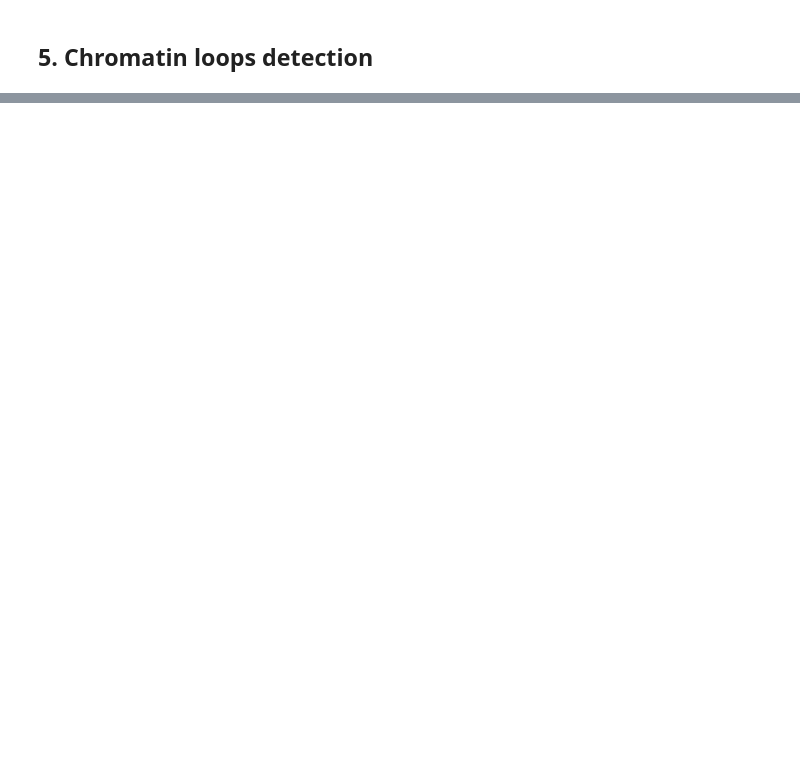
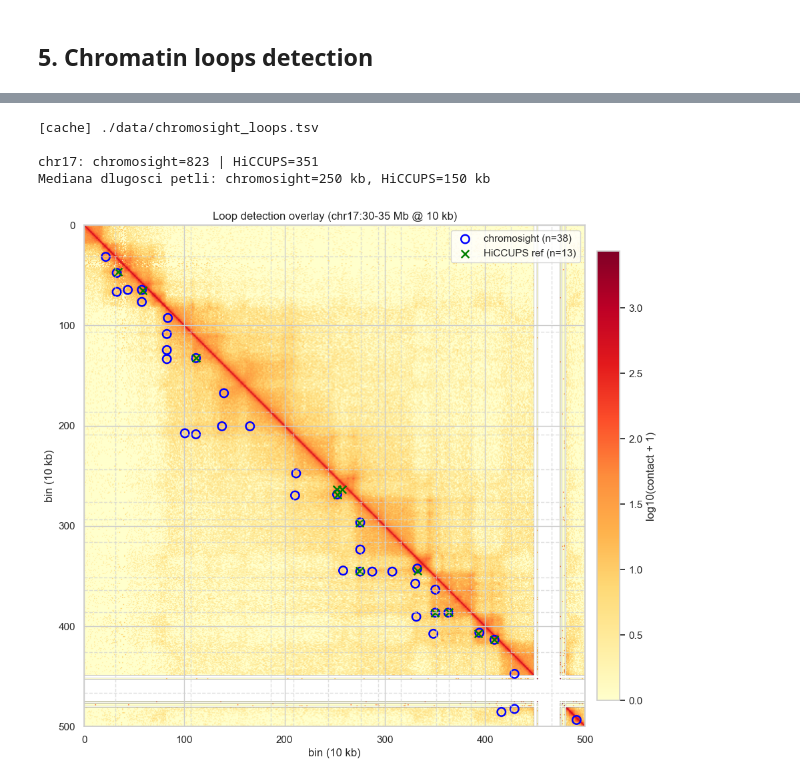
Before and after one commit to mosak2005/bioifna-projekt-3, a Jupyter notebook: Project3.ipynb, the cells around one changed output, grey strips where cells are left out. Cells and saved outputs as stored; diff of their text form; code cells hidden in the pictures; blank space fills up the shorter version.

```diff
--- a/Project3.ipynb
+++ b/Project3.ipynb
@@ -805,0 +1040,78 @@ Wykres słupkowy przy odpowiednim rozmiarze okna (12kB) dosyć dobrze oddaje nat
+# %%
+# Detekcja chromosight (cache)
+prefix = "./data/chromosight_loops"
+loops_tsv = f"{prefix}.tsv"
+
+if not os.path.exists(loops_tsv):
+    print("Uruchamiam chromosight detect (10 kb)...")
+    subprocess.run(["chromosight", "detect", "--pattern=loops", "--threads=4",
+                    "./data/IMR90_10k.cool", prefix], check=True)
+else:
+    print(f"[cache] {loops_tsv}")
+
+# Wczytanie + filtracja do chr17 (chromosight i HiCCUPS uzywaja "17" bez prefixu)
+loops_pred = pd.read_csv(loops_tsv, sep="\t")
+loops_pred = loops_pred[(loops_pred["chrom1"].astype(str) == chrom) &
+                        (loops_pred["chrom2"].astype(str) == chrom)].copy()
+loops_pred["loop_length_kb"] = (
+    (loops_pred["start2"] + loops_pred["end2"] -
+     loops_pred["start1"] - loops_pred["end1"]) / 2_000
+).abs()
+
+loops_ref = pd.read_csv("./data/GSE63525_IMR90_HiCCUPS_looplist.txt.gz", sep="\t")
+loops_ref = loops_ref[(loops_ref["chr1"].astype(str) == chrom) &
+                      (loops_ref["chr2"].astype(str) == chrom)].copy()
+loops_ref["loop_length_kb"] = (
+    (loops_ref["y1"] + loops_ref["y2"] -
+     loops_ref["x1"] - loops_ref["x2"]) / 2_000
+).abs()
+
+print(f"\nchr{chrom}: chromosight={len(loops_pred)} | HiCCUPS={len(loops_ref)}")
+print(f"Mediana dlugosci petli: chromosight={loops_pred['loop_length_kb'].median():.0f} kb, "
+      f"HiCCUPS={loops_ref['loop_length_kb'].median():.0f} kb")
+# %% [output]
+[cache] ./data/chromosight_loops.tsv
+
+chr17: chromosight=823 | HiCCUPS=351
+Mediana dlugosci petli: chromosight=250 kb, HiCCUPS=150 kb
+# %%
+# Macierz 10 kb (KR) dla regionu 30-35 Mb + log10 zeby kontakty daleko od diagonali byly widoczne
+start_bp, end_bp = 30_000_000, 35_000_000
+bin_size = clr.binsize
+mat_log = np.log10(clr.matrix(balance='KR').fetch(f"{chrom}:{start_bp}-{end_bp}").astype(float) + 1)
+n_bins = mat_log.shape[0]
+
+# Srodki kotwic (bp) -> indeksy binow w regionie (filtrujemy petle spoza okna)
+def to_bins(mid1, mid2):
+    mask = (mid1 >= start_bp) & (mid1 <= end_bp) & (mid2 >= start_bp) & (mid2 <= end_bp)
+    return (mid1[mask] - start_bp) / bin_size, (mid2[mask] - start_bp) / bin_size
+
+bx_pred, by_pred = to_bins((loops_pred["start1"] + loops_pred["end1"]) / 2,
+                           (loops_pred["start2"] + loops_pred["end2"]) / 2)
+bx_ref,  by_ref  = to_bins((loops_ref["x1"] + loops_ref["x2"]) / 2,
+                           (loops_ref["y1"] + loops_ref["y2"]) / 2)
+
+# Granice TAD z sekcji 2 -> indeksy bin
+tad_bins = (np.array(tad_boundaries_bp) - start_bp) / bin_size
+tad_bins = tad_bins[(tad_bins >= 0) & (tad_bins <= n_bins)]
+
+fig, ax = plt.subplots(figsize=(10, 9))
+im = ax.imshow(mat_log, cmap="YlOrRd", extent=[0, n_bins, n_bins, 0], aspect="equal")
+
+for b in tad_bins:
+    ax.axvline(b, color="lightgray", ls="--", lw=1.0, alpha=0.7)
+    ax.axhline(b, color="lightgray", ls="--", lw=1.0, alpha=0.7)
+
+sc_pred = ax.scatter(bx_pred, by_pred, s=80, edgecolors="blue", facecolors="none",
+                     linewidths=1.8, label=f"chromosight (n={len(bx_pred)})")
+sc_ref = ax.scatter(bx_ref, by_ref, s=70, color="green", marker="x",
+                    linewidths=1.8, label=f"HiCCUPS ref (n={len(bx_ref)})")
+
+ax.set(xlabel="bin (10 kb)", ylabel="bin (10 kb)",
+       title=f"Loop detection overlay (chr{chrom}:30-35 Mb @ 10 kb)")
+ax.legend(handles=[sc_pred, sc_ref], loc="upper right")
+fig.colorbar(im, ax=ax, shrink=0.8, pad=0.02, label="log10(contact + 1)")
+plt.tight_layout()
+plt.show()
+# %% [output]
+[figure, added]
```
Also changed, not shown: parts of 18 cells of this notebook, 1 other file.
